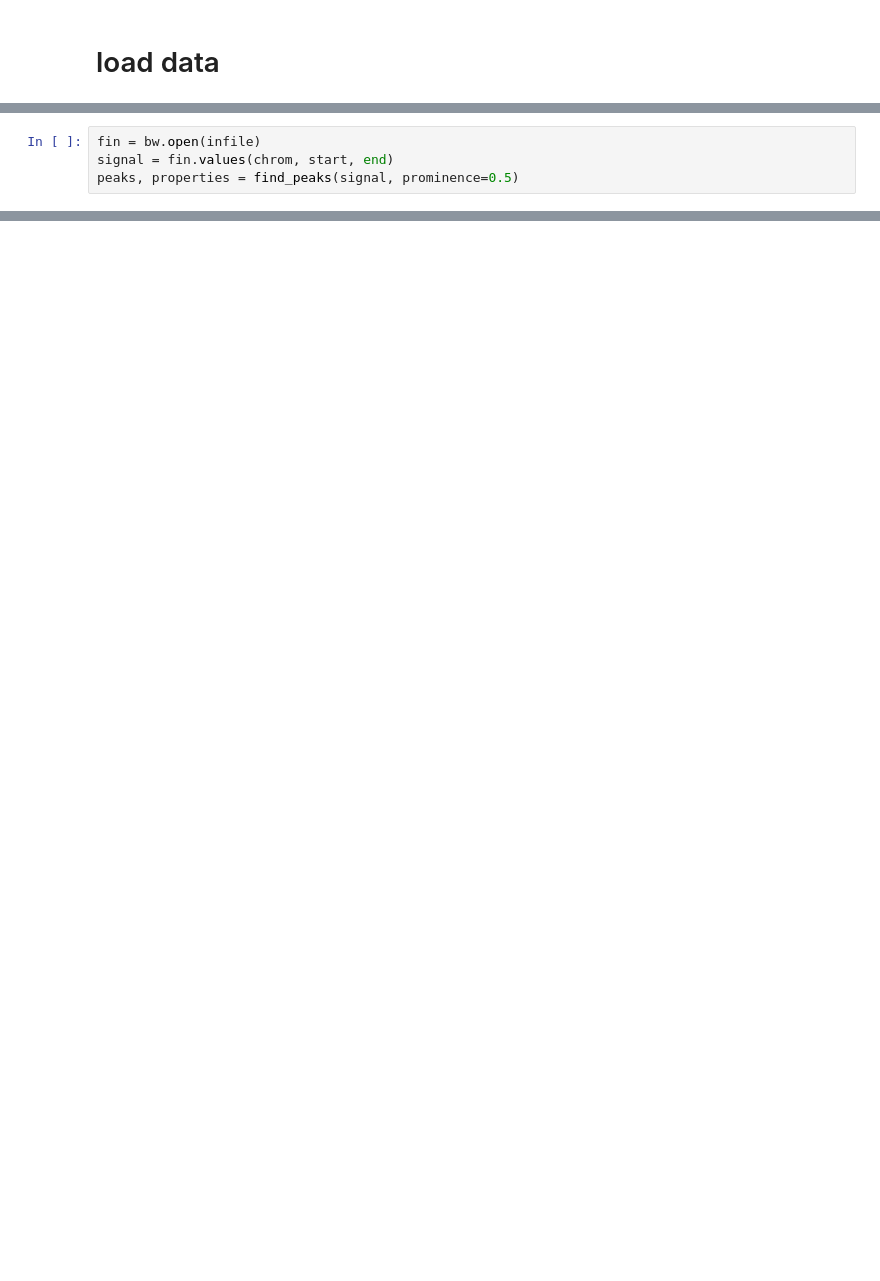
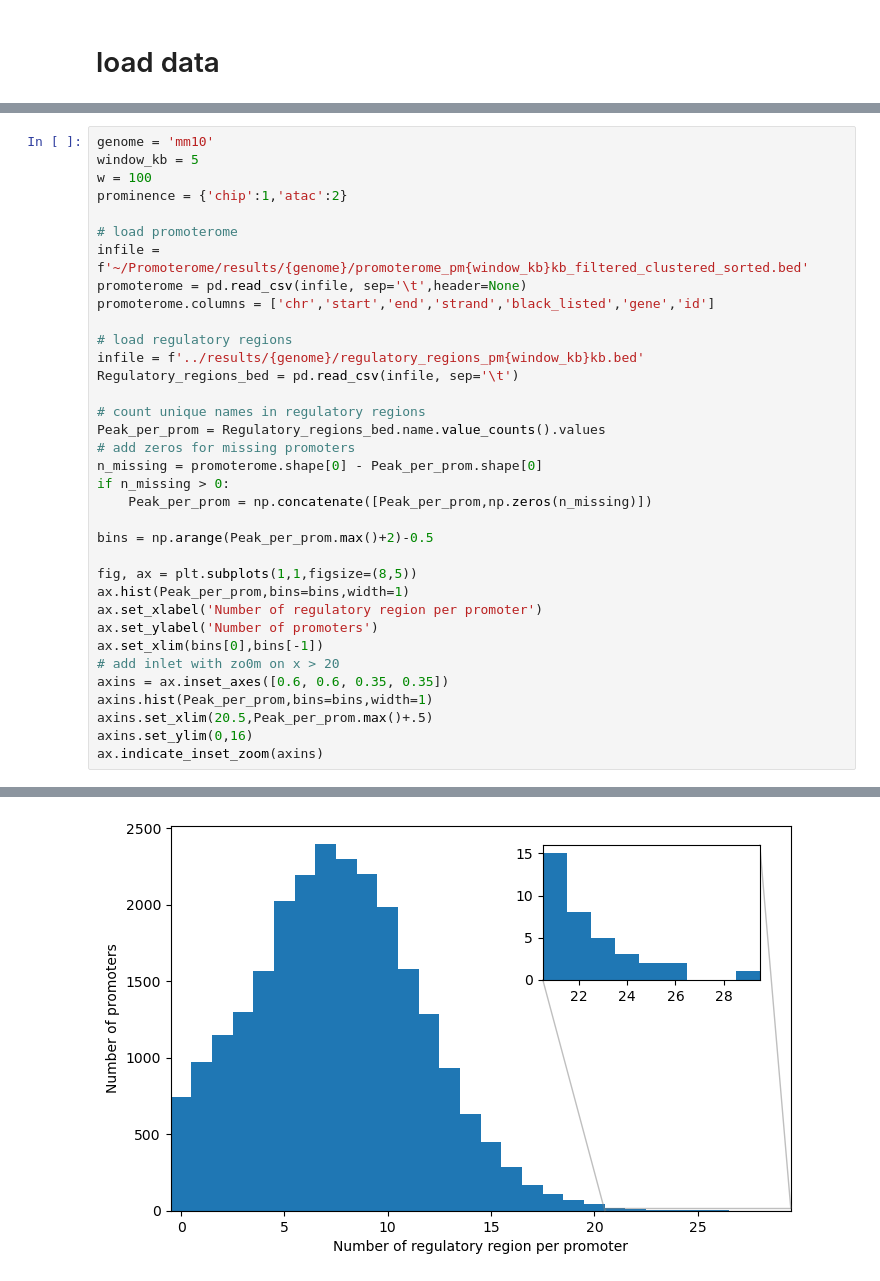
Before and after one commit to naef-lab/ChIP_atlas, a Jupyter notebook: notebooks/Peak_calling.ipynb, the cells around one changed output, grey strips where cells are left out. Cells and saved outputs as stored; diff of their text form; blank space fills up the shorter version.

Commit message:
Chip and motif regulatory regions site count (upnae)

```diff
--- a/notebooks/Peak_calling.ipynb
+++ b/notebooks/Peak_calling.ipynb
@@ -84,4 +76,0 @@ intervals
-# %%
-fin = bw.open(infile)
-signal = fin.values(chrom, start, end)
-peaks, properties = find_peaks(signal, prominence=0.5)
@@ -100,0 +352,36 @@ properties
+# %%
+genome = 'mm10'
+window_kb = 5
+w = 100
+prominence = {'chip':1,'atac':2}
+
+# load promoterome
+infile = f'~/Promoterome/results/{genome}/promoterome_pm{window_kb}kb_filtered_clustered_sorted.bed'
+promoterome = pd.read_csv(infile, sep='\t',header=None)
+promoterome.columns = ['chr','start','end','strand','black_listed','gene','id']
+
+# load regulatory regions
+infile = f'../results/{genome}/regulatory_regions_pm{window_kb}kb.bed'
+Regulatory_regions_bed = pd.read_csv(infile, sep='\t')
+
+# count unique names in regulatory regions
+Peak_per_prom = Regulatory_regions_bed.name.value_counts().values
+# add zeros for missing promoters
+n_missing = promoterome.shape[0] - Peak_per_prom.shape[0]
+if n_missing > 0:
+    Peak_per_prom = np.concatenate([Peak_per_prom,np.zeros(n_missing)])
+
+bins = np.arange(Peak_per_prom.max()+2)-0.5
+
+fig, ax = plt.subplots(1,1,figsize=(8,5))
+ax.hist(Peak_per_prom,bins=bins,width=1)
+ax.set_xlabel('Number of regulatory region per promoter')
+ax.set_ylabel('Number of promoters')
+ax.set_xlim(bins[0],bins[-1])
+# add inlet with zo0m on x > 20
+axins = ax.inset_axes([0.6, 0.6, 0.35, 0.35])
+axins.hist(Peak_per_prom,bins=bins,width=1)
+axins.set_xlim(20.5,Peak_per_prom.max()+.5)
+axins.set_ylim(0,16)
+ax.indicate_inset_zoom(axins)
+# %% [output]
@@ -100,0 +393 @@ properties
+[figure, added]
```
Also changed, not shown: parts of 11 cells of this notebook, 9 other files.
